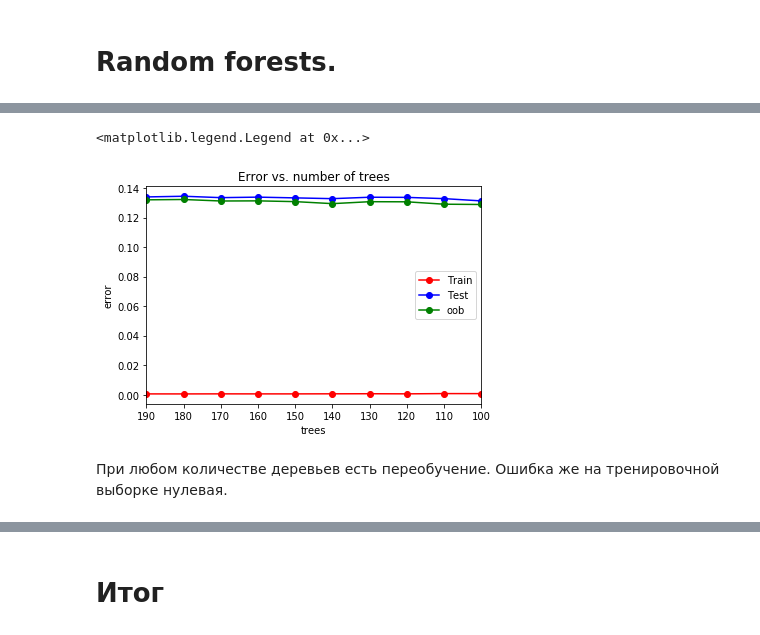
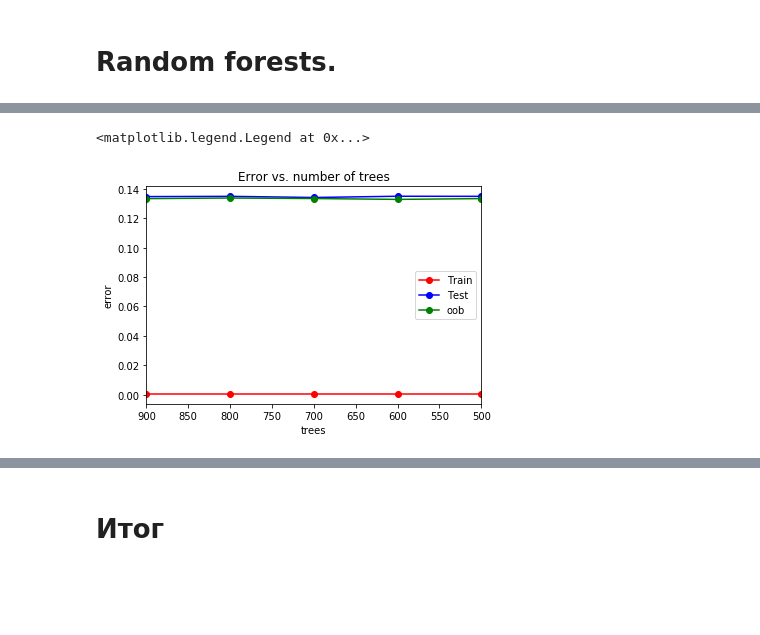
Before and after one commit to homksei/ML_course, a Jupyter notebook: Lab1_2_3_w_new_dataset.ipynb, the cells around one changed output, grey strips where cells are left out. Cells and saved outputs as stored; diff of their text form; code cells hidden in the pictures; blank space fills up the shorter version.

```diff
--- a/Lab1_2_3_w_new_dataset.ipynb
+++ b/Lab1_2_3_w_new_dataset.ipynb
@@ -1181,7 +1186,7 @@ Train error: 0.08043781094527364, Test error: 0.08191919191919192
 # Random forests.
 # %%
 from sklearn import ensemble
-rf = ensemble.RandomForestClassifier(n_estimators = 100)
+rf = ensemble.RandomForestClassifier(n_estimators = 1000)
 rf.fit(X_train, y_train)
 # %% [output]
 RandomForestClassifier(bootstrap=True, class_weight=None, criterion='gini',
@@ -1201,25 +1206,22 @@ print(err_train, err_test)
 # %%
-trees_arr = np.arange(100, 200, 10)
+trees_arr = np.arange(500, 1000, 100)
 test_err = []
 train_err = []
 oob_err = []
 for trees in trees_arr:
     rf = ensemble.RandomForestClassifier(n_estimators = trees, oob_score=True)
     rf.fit(X_train, y_train)
     train_err.append(np.mean(y_train != rf.predict(X_train)))
     test_err.append(np.mean(y_test  != rf.predict(X_test)))
     oob_err.append(1 - rf.oob_score_)
+plt.plot(trees_arr, train_err, 'r-o', label = 'Train')
+plt.plot(trees_arr, test_err, 'b-o', label = 'Test')
+plt.plot(trees_arr, oob_err, 'g-o', label = 'oob')
+plt.xlim([np.max(trees_arr), np.min(trees_arr)])
+plt.title('Error vs. number of trees')
+plt.xlabel('trees')
+plt.ylabel('error')
+plt.legend()
+# %% [output]
+<matplotlib.legend.Legend at 0x...>
+[figure, added]
-# %%
-plt.plot(trees_arr, train_err, 'r-o', label = 'Train')
-plt.plot(trees_arr, test_err, 'b-o', label = 'Test')
-plt.plot(trees_arr, oob_err, 'g-o', label = 'oob')
-plt.xlim([np.max(trees_arr), np.min(trees_arr)])
-plt.title('Error vs. number of trees')
-plt.xlabel('trees')
-plt.ylabel('error')
-plt.legend()
-# %% [output]
-<matplotlib.legend.Legend at 0x...>
-[figure, removed]
-# %% [markdown]
-При любом количестве деревьев есть переобучение. Ошибка же на тренировочной выборке нулевая.
```
Also changed, not shown: parts of 29 cells of this notebook.
